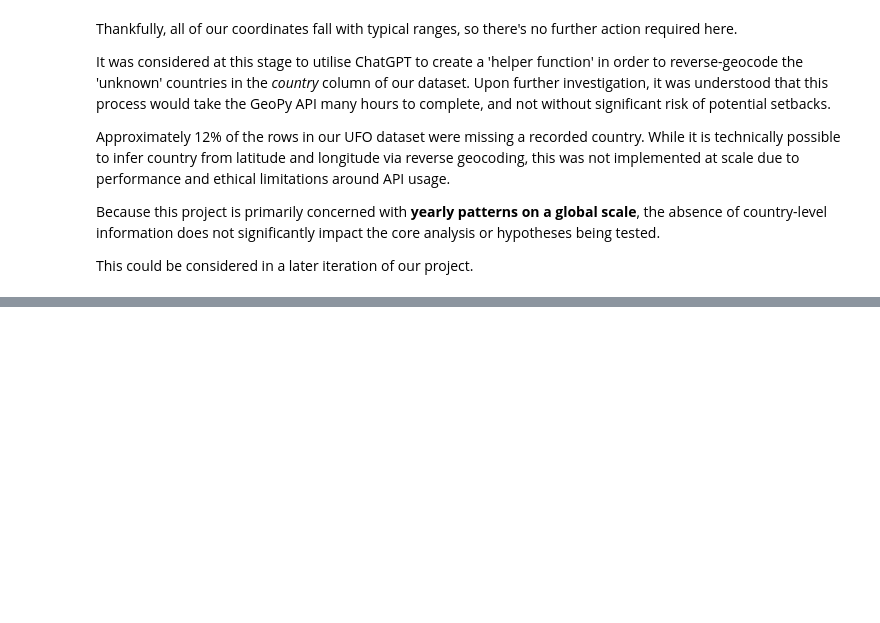
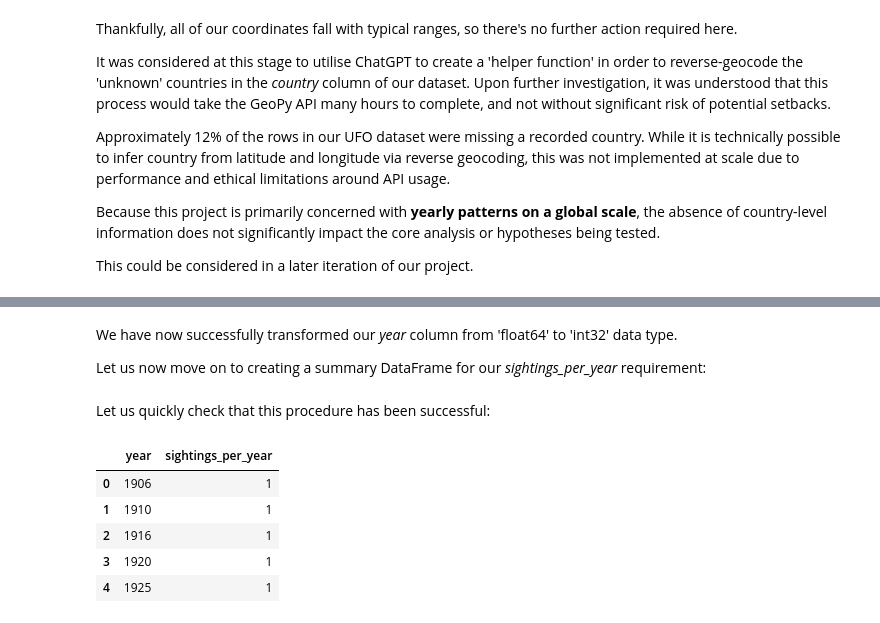
Before and after one commit to Richard-wv/stress_sighting_hypothesis, a Jupyter notebook: jupyter_notebooks/1_data_cleaning.ipynb, the cells around one changed output, grey strips where cells are left out. Saved outputs shown, nothing was run; the diff lists cells and outputs as text; code cells hidden in the pictures; blank space fills up the shorter version.

```diff
--- a/jupyter_notebooks/1_data_cleaning.ipynb
+++ b/jupyter_notebooks/1_data_cleaning.ipynb
@@ -327,0 +566,3 @@ This could be considered in a later iteration of our project.
+# %%
+# drop rows with null values in the 'year' column
+df = df.dropna(subset=['year'])
@@ -327,0 +576,3 @@ This could be considered in a later iteration of our project.
+# %%
+# Convert year to integer type
+df['year'] = df['year'].astype(int)
@@ -327,0 +596,23 @@ This could be considered in a later iteration of our project.
+# %% [markdown]
+We have now successfully transformed our *year* column from 'float64' to 'int32' data type.
+
+Let us now move on to creating a summary DataFrame for our *sightings_per_year* requirement:
+# %%
+# Create a new summary DataFrame for sightings per year (using ChatGPT's suggestion)
+sightings_per_year = (
+    df.groupby('year')
+    .size()
+    .reset_index(name='sightings_per_year')
+)
+# %% [markdown]
+Let us quickly check that this procedure has been successful:
+# %%
+# Display the first few rows to check the new DataFrame
+sightings_per_year.head()
+# %% [output]
+|  | year | sightings_per_year |
+| 0 | 1906 | 1 |
+| 1 | 1910 | 1 |
+| 2 | 1916 | 1 |
+| 3 | 1920 | 1 |
+| 4 | 1925 | 1 |
```
Also changed, not shown: parts of 34 cells of this notebook.
